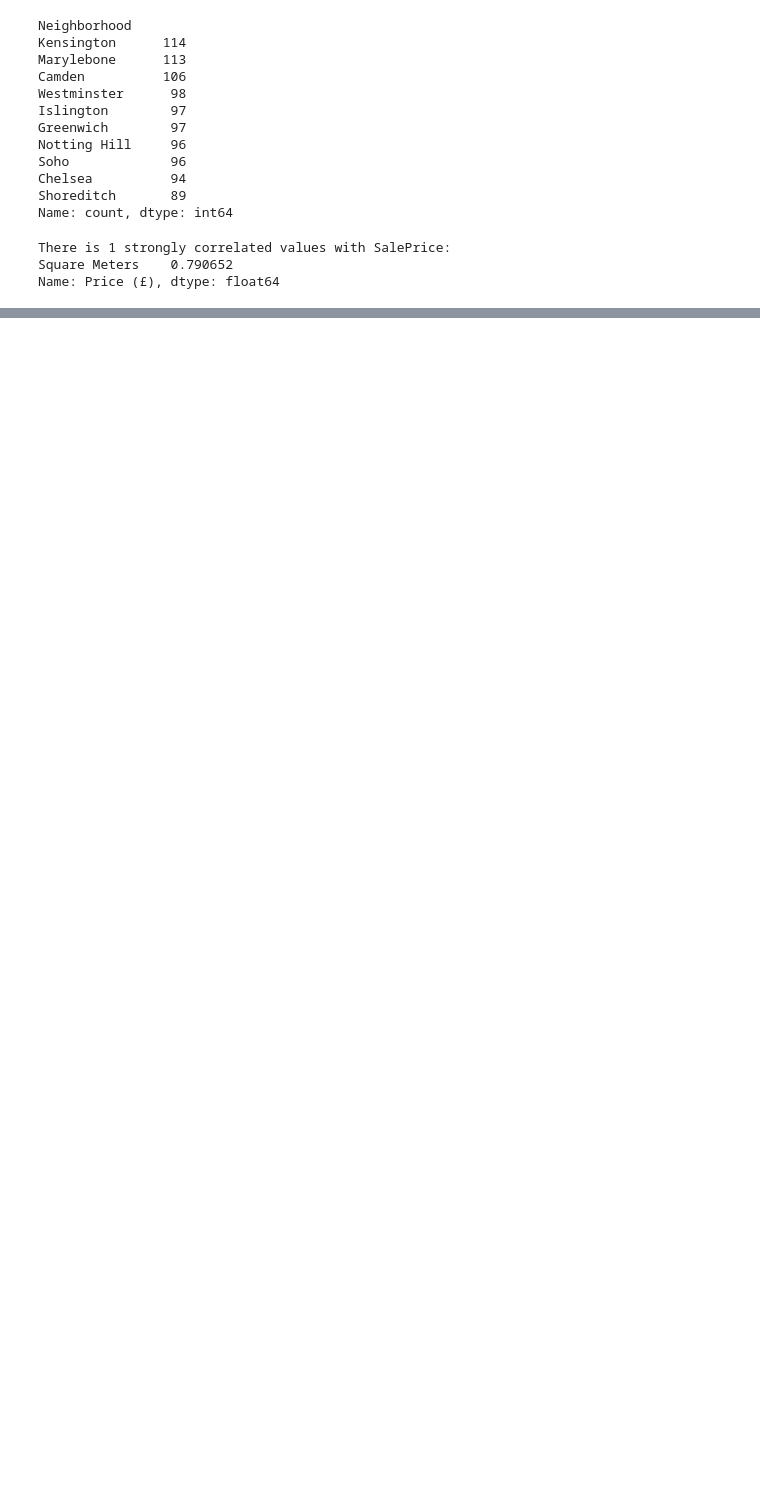
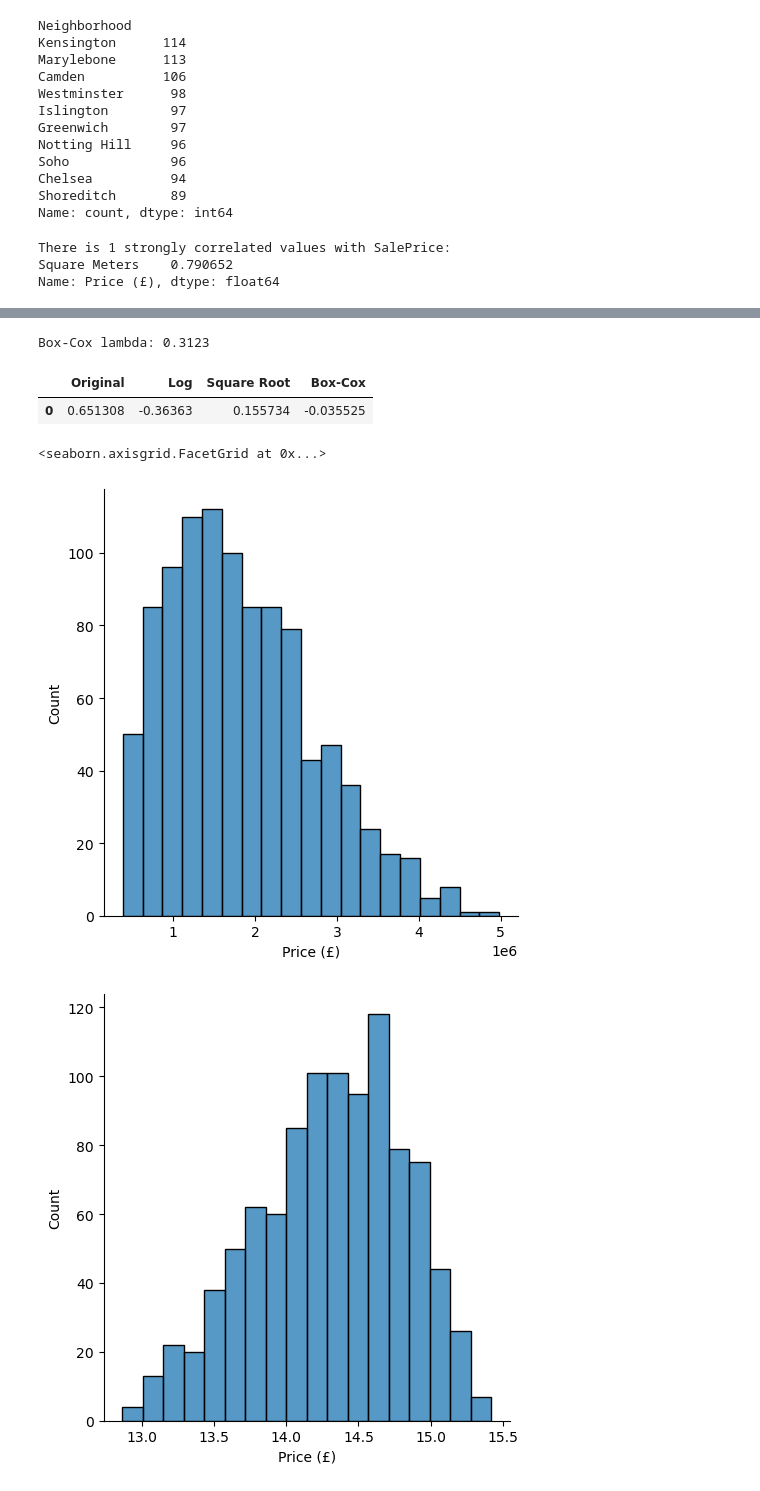
Before and after one commit to RenanAlves13/Estudos-Machine-Learning, a Jupyter notebook: análise exploratória de dados/modulo 1/exercise.ipynb, the cells around one changed output, grey strips where cells are left out. Drawn from its saved outputs; the diff is of its cells as text; code cells hidden in the pictures; blank space fills up the shorter version.

```diff
--- a/análise exploratória de dados/modulo 1/exercise.ipynb
+++ b/análise exploratória de dados/modulo 1/exercise.ipynb
@@ -98,0 +148,30 @@ Name: Price (£), dtype: float64
+# %%
+from scipy import stats
+
+price = dataset['Price (£)'].dropna()
+
+sqrt_transformed = np.sqrt(price)
+boxcox_transformed, boxcox_lambda = stats.boxcox(price)
+
+comparison = pd.DataFrame({
+    'Original': [price.skew()],
+    'Log': [log_transformed.skew()],
+    'Square Root': [sqrt_transformed.skew()],
+    'Box-Cox': [pd.Series(boxcox_transformed).skew()]
+})
+
+print(f"Box-Cox lambda: {boxcox_lambda:.4f}")
+comparison
+# %% [output]
+Box-Cox lambda: 0.3123
+|  | Original | Log | Square Root | Box-Cox |
+| 0 | 0.651308 | -0.36363 | 0.155734 | -0.035525 |
+# %%
+sns.displot(price)
+sns.displot(log_transformed)
+sns.displot(sqrt_transformed)
+sns.displot(boxcox_transformed)
+# %% [output]
+<seaborn.axisgrid.FacetGrid at 0x...>
+[figure, added]
+[figure, added]
```
Also changed, not shown: parts of 9 cells of this notebook, 1 other file.
